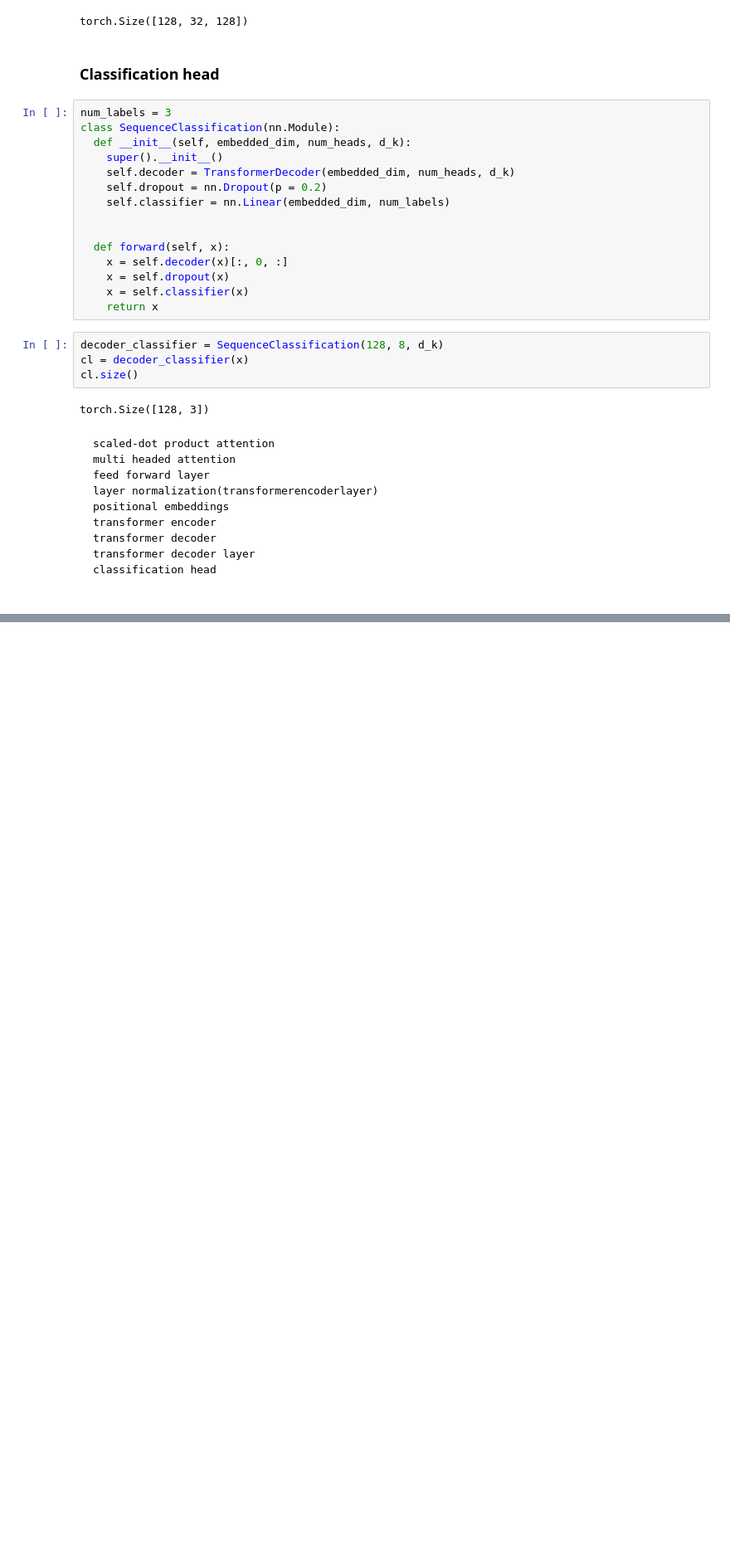
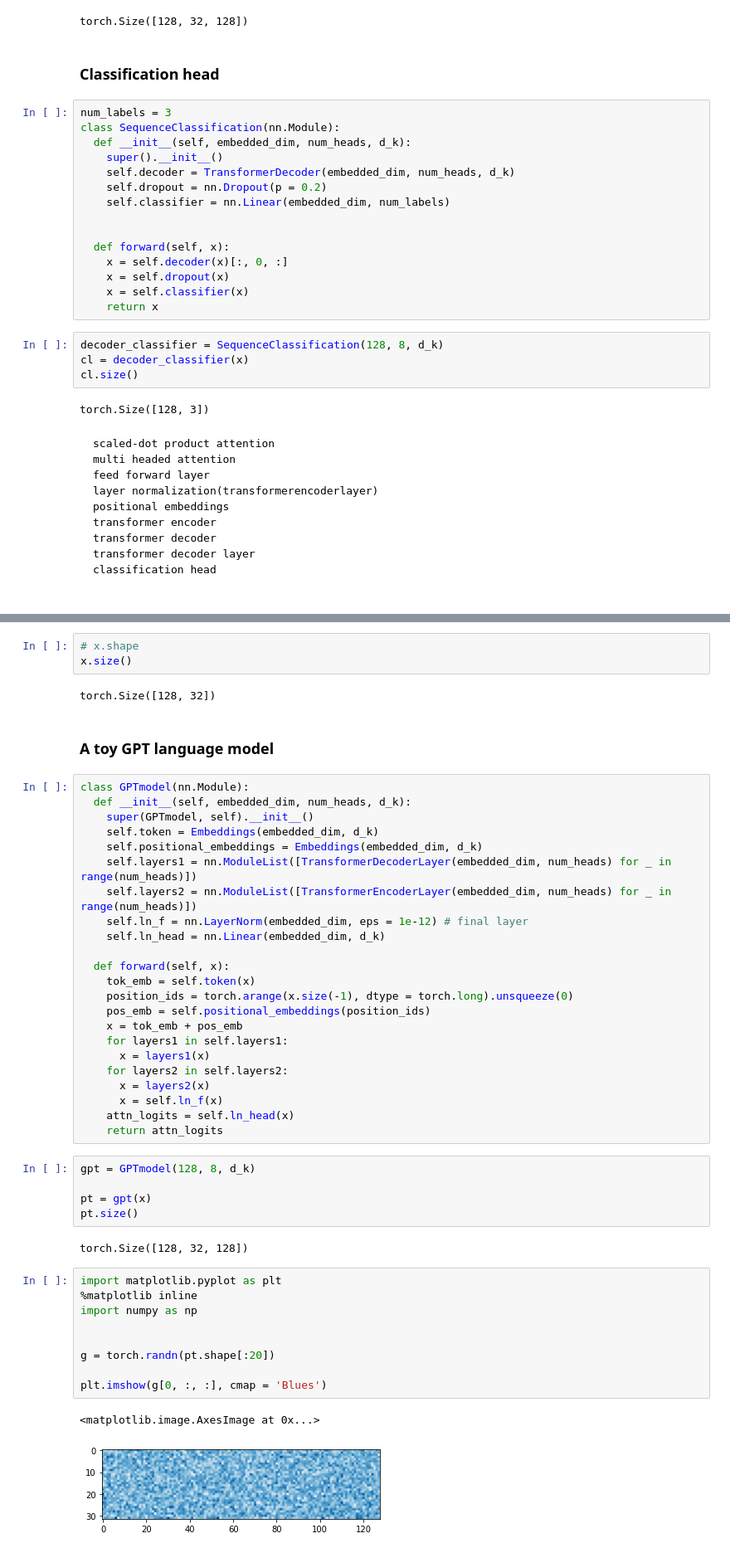
Before and after one commit to soumyadip1995/BabyGPT, a Jupyter notebook: Notebook/Multi_head_attention.ipynb, the cells around one changed output, grey strips where cells are left out. Shown at 83% size. Drawn from its saved outputs; the diff is of its cells as text; blank space fills up the shorter version.

Commit message:
A toy GPT language model has been implemented

```diff
--- a/Notebook/Multi_head_attention.ipynb
+++ b/Notebook/Multi_head_attention.ipynb
@@ -712,3 +710,52 @@ to = Transformer(x)
 to.size()
 # %% [output]
 torch.Size([128, 32, 128])
+# %%
+# x.shape
+x.size()
+# %% [output]
+torch.Size([128, 32])
+# %% [markdown]
+### A toy GPT language model
+# %%
+class GPTmodel(nn.Module):
+  def __init__(self, embedded_dim, num_heads, d_k):
+    super(GPTmodel, self).__init__()
+    self.token = Embeddings(embedded_dim, d_k)
+    self.positional_embeddings = Embeddings(embedded_dim, d_k)
+    self.layers1 = nn.ModuleList([TransformerDecoderLayer(embedded_dim, num_heads) for _ in range(num_heads)])
+    self.layers2 = nn.ModuleList([TransformerEncoderLayer(embedded_dim, num_heads) for _ in range(num_heads)])
+    self.ln_f = nn.LayerNorm(embedded_dim, eps = 1e-12) # final layer
+    self.ln_head = nn.Linear(embedded_dim, d_k)
+
+  def forward(self, x):
+    tok_emb = self.token(x)
+    position_ids = torch.arange(x.size(-1), dtype = torch.long).unsqueeze(0)
+    pos_emb = self.positional_embeddings(position_ids)
+    x = tok_emb + pos_emb
+    for layers1 in self.layers1:
+      x = layers1(x)
+    for layers2 in self.layers2:
+      x = layers2(x)
+      x = self.ln_f(x)
+    attn_logits = self.ln_head(x)
+    return attn_logits
+# %%
+gpt = GPTmodel(128, 8, d_k)
+
+pt = gpt(x)
+pt.size()
+# %% [output]
+torch.Size([128, 32, 128])
+# %%
+import matplotlib.pyplot as plt
+%matplotlib inline
+import numpy as np
+
+
+g = torch.randn(pt.shape[:20])
+
+plt.imshow(g[0, :, :], cmap = 'Blues')
+# %% [output]
+<matplotlib.image.AxesImage at 0x...>
+[figure, added]
```
Also changed, not shown: parts of 9 cells of this notebook.
